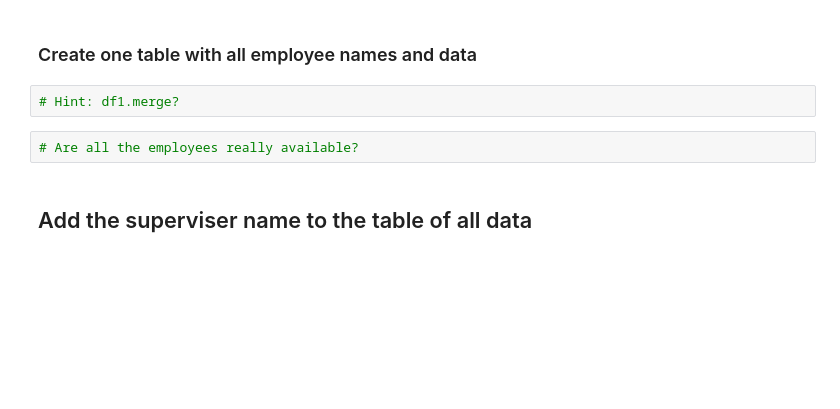
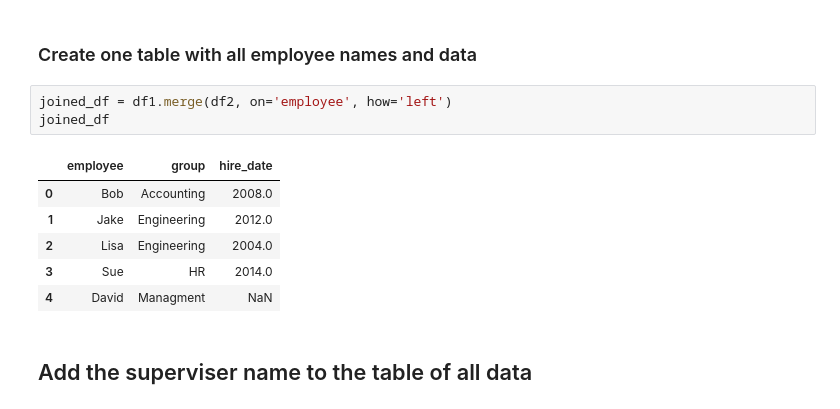
Before and after one commit to edoson/Python-ML--Pandas, a Jupyter notebook: Pandas Tutorial.ipynb, the cells around one changed output. Saved outputs shown, nothing was run; the diff lists cells and outputs as text; blank space fills up the shorter version.

```diff
--- a/Pandas Tutorial.ipynb
+++ b/Pandas Tutorial.ipynb
@@ -737,9 +734,15 @@ df2
 # %% [markdown]
 ### Create one table with all employee names and data
 # %%
-# Hint: df1.merge?
+joined_df = df1.merge(df2, on='employee', how='left')
+joined_df
+# %% [output]
+|  | employee | group | hire_date |
+| 0 | Bob | Accounting | 2008.0 |
+| 1 | Jake | Engineering | 2012.0 |
+| 2 | Lisa | Engineering | 2004.0 |
+| 3 | Sue | HR | 2014.0 |
+| 4 | David | Managment | NaN |
-# %%
-# Are all the employees really available?
 # %% [markdown]
 ## Add the superviser name to the table of all data
 # %%
```
Also changed, not shown: parts of 23 cells of this notebook.
